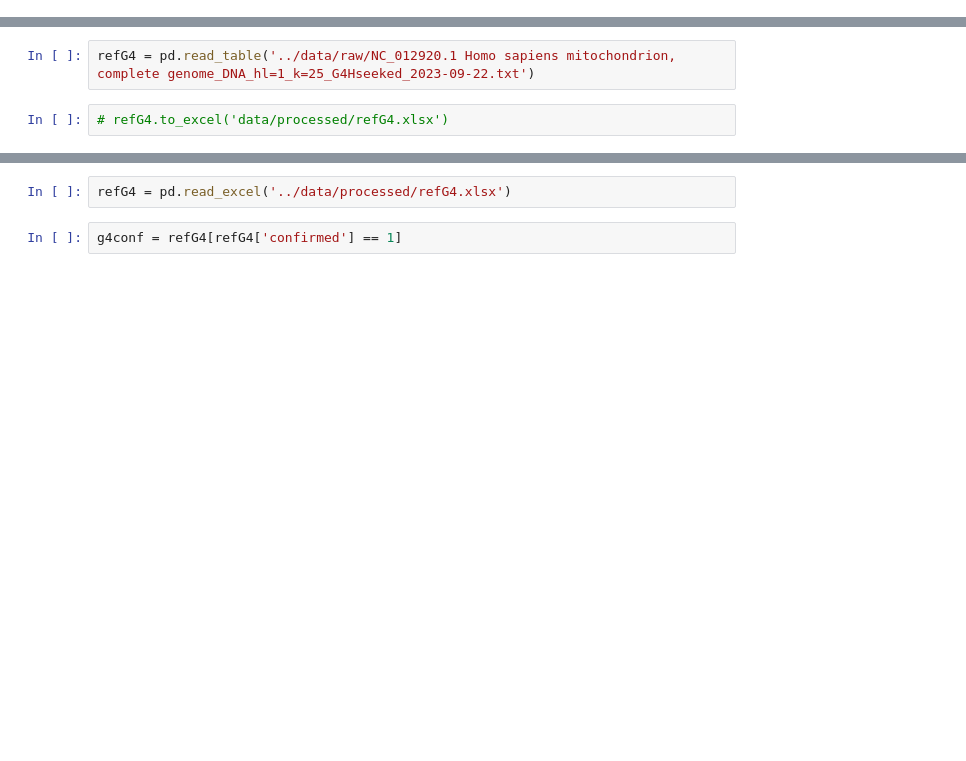
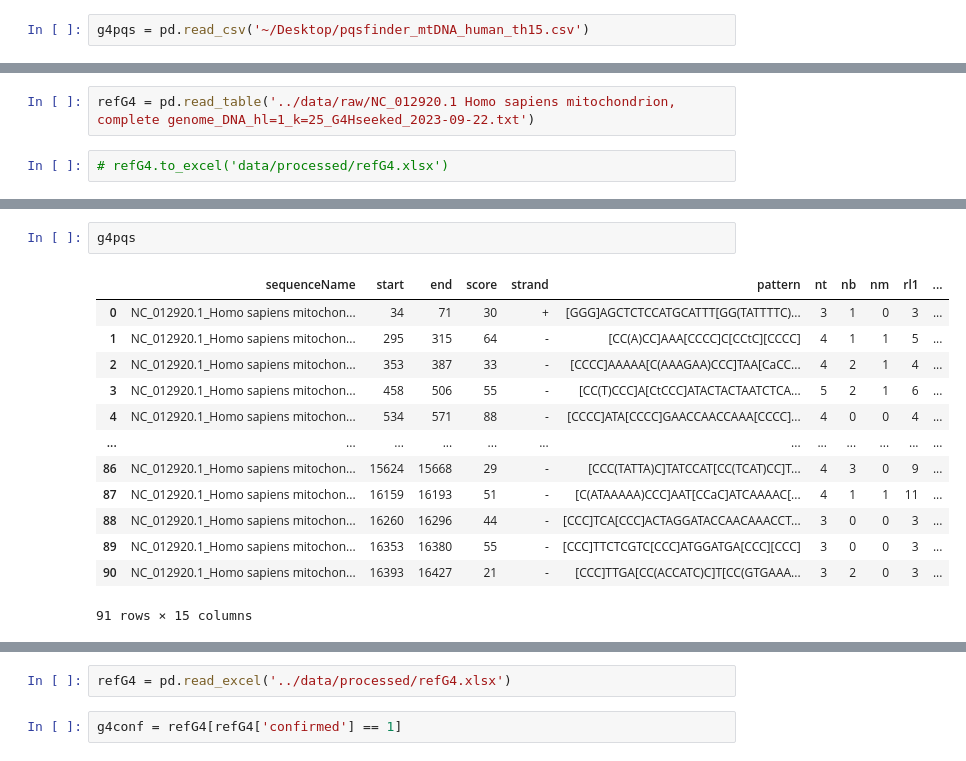
Before and after one commit to mitoclub/G4MutSpec, a Jupyter notebook: notebooks/data_preparation.ipynb, the cells around one changed output, grey strips where cells are left out. Cells and saved outputs as stored; diff of their text form; blank space fills up the shorter version.

```diff
--- a/notebooks/data_preparation.ipynb
+++ b/notebooks/data_preparation.ipynb
@@ -25,6 +25,8 @@ G4
 G4     43
 UG4    31
 Name: count, dtype: int64
+# %%
+g4pqs = pd.read_csv('~/Desktop/pqsfinder_mtDNA_human_th15.csv')
 # %% [markdown]
 # Data preparation
 ## Step 1
@@ -48,0 +73,16 @@ If G4 present in both datasets put **1** in column *confirm*
+# %%
+g4pqs
+# %% [output]
+|  | sequenceName | start | end | score | strand | pattern | nt | nb | nm | rl1 | ... |
+| 0 | NC_012920.1_Homo sapiens mitochon... | 34 | 71 | 30 | + | [GGG]AGCTCTCCATGCATTT[GG(TATTTTC)... | 3 | 1 | 0 | 3 | ... |
+| 1 | NC_012920.1_Homo sapiens mitochon... | 295 | 315 | 64 | - | [CC(A)CC]AAA[CCCC]C[CCtC][CCCC] | 4 | 1 | 1 | 5 | ... |
+| 2 | NC_012920.1_Homo sapiens mitochon... | 353 | 387 | 33 | - | [CCCC]AAAAA[C(AAAGAA)CCC]TAA[CaCC... | 4 | 2 | 1 | 4 | ... |
+| 3 | NC_012920.1_Homo sapiens mitochon... | 458 | 506 | 55 | - | [CC(T)CCC]A[CtCCC]ATACTACTAATCTCA... | 5 | 2 | 1 | 6 | ... |
+| 4 | NC_012920.1_Homo sapiens mitochon... | 534 | 571 | 88 | - | [CCCC]ATA[CCCC]GAACCAACCAAA[CCCC]... | 4 | 0 | 0 | 4 | ... |
+| ... | ... | ... | ... | ... | ... | ... | ... | ... | ... | ... | ... |
+| 86 | NC_012920.1_Homo sapiens mitochon... | 15624 | 15668 | 29 | - | [CCC(TATTA)C]TATCCAT[CC(TCAT)CC]T... | 4 | 3 | 0 | 9 | ... |
+| 87 | NC_012920.1_Homo sapiens mitochon... | 16159 | 16193 | 51 | - | [C(ATAAAAA)CCC]AAT[CCaC]ATCAAAAC[... | 4 | 1 | 1 | 11 | ... |
+| 88 | NC_012920.1_Homo sapiens mitochon... | 16260 | 16296 | 44 | - | [CCC]TCA[CCC]ACTAGGATACCAACAAACCT... | 3 | 0 | 0 | 3 | ... |
+| 89 | NC_012920.1_Homo sapiens mitochon... | 16353 | 16380 | 55 | - | [CCC]TTCTCGTC[CCC]ATGGATGA[CCC][CCC] | 3 | 0 | 0 | 3 | ... |
+| 90 | NC_012920.1_Homo sapiens mitochon... | 16393 | 16427 | 21 | - | [CCC]TTGA[CC(ACCATC)C]T[CC(GTGAAA... | 3 | 2 | 0 | 3 | ... |
+91 rows × 15 columns
```
Also changed, not shown: parts of 45 cells of this notebook, 1 other file.
